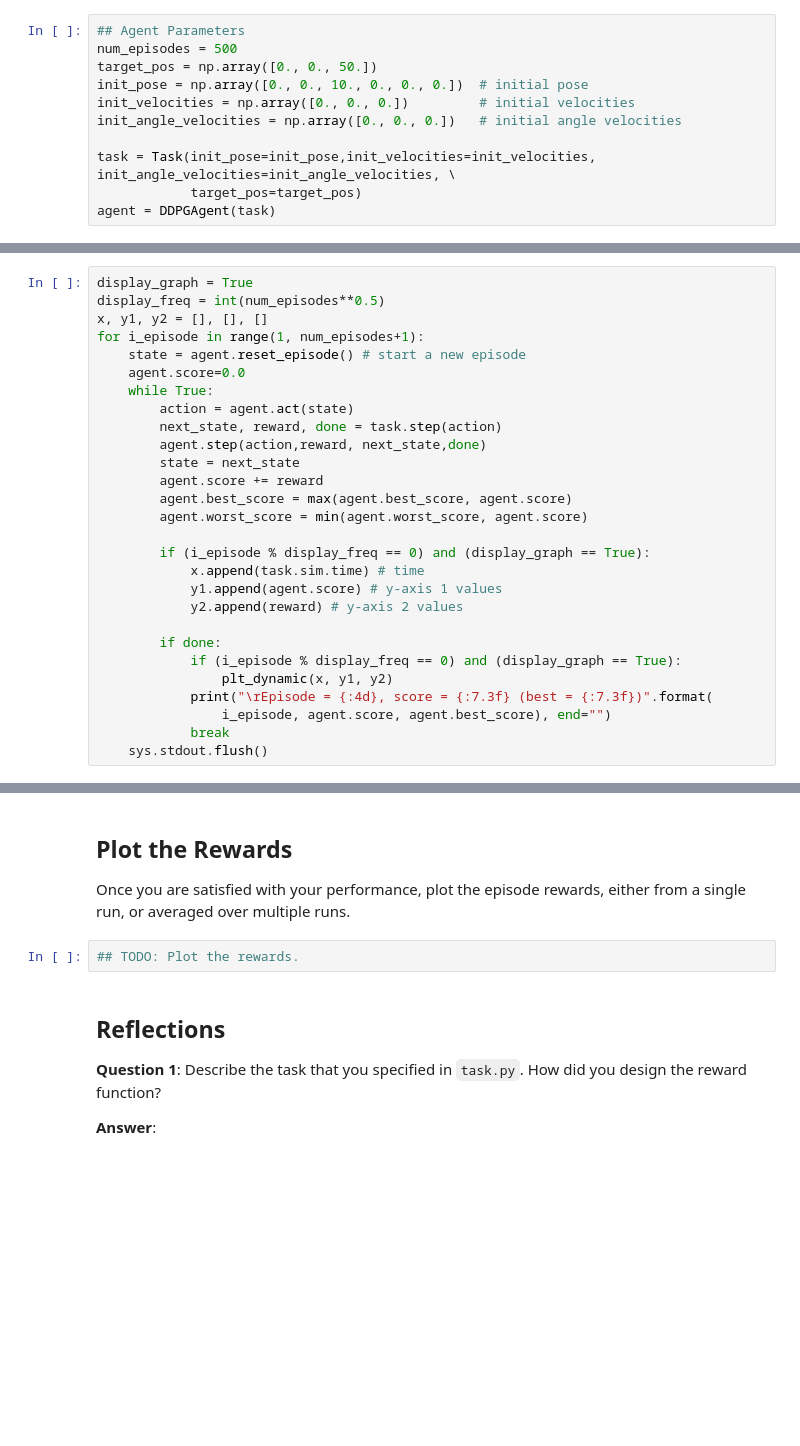
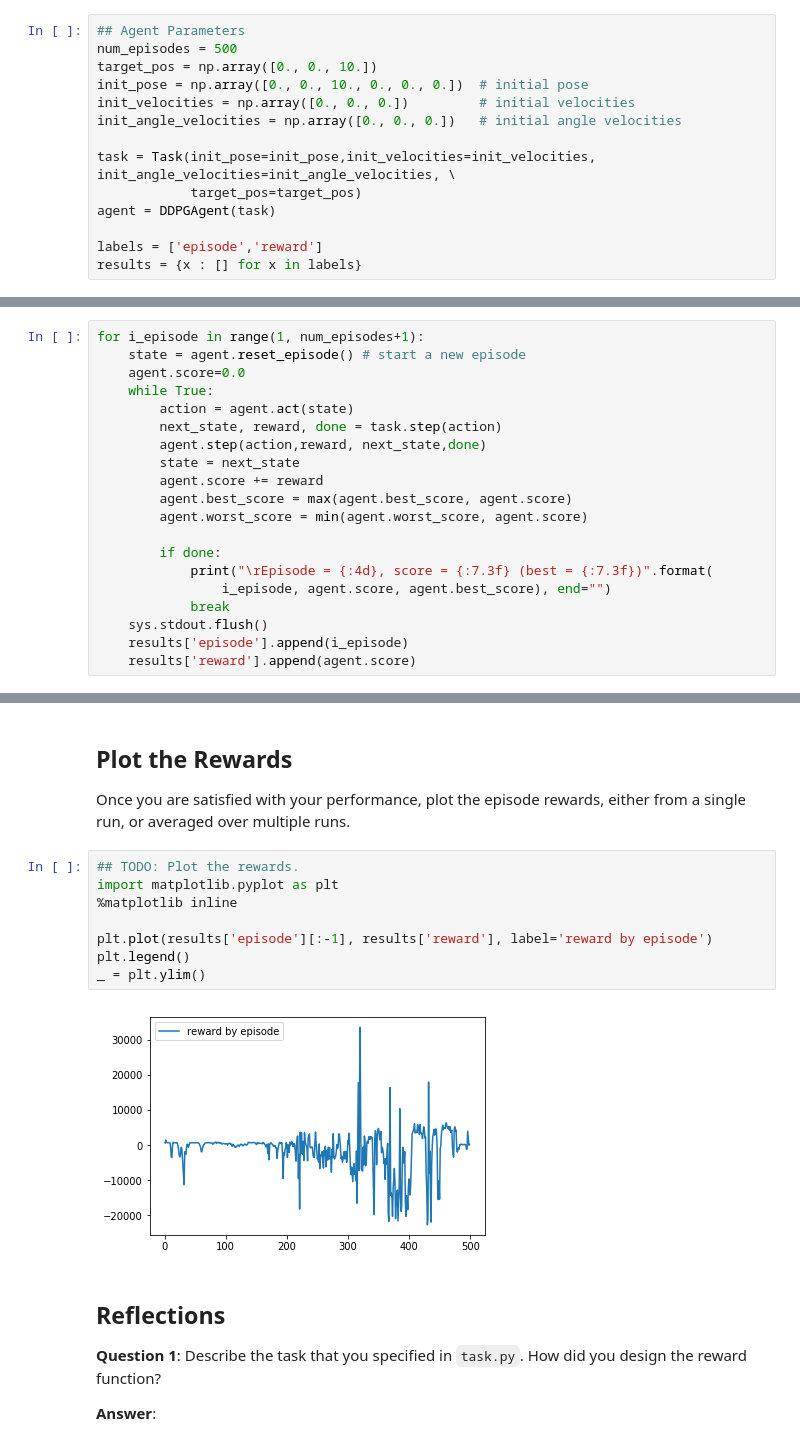
Before and after one commit to rafaelszp/RL-Quadcopter-2, a Jupyter notebook: Quadcopter_Project.ipynb, the cells around one changed output, grey strips where cells are left out. Saved outputs shown, nothing was run; the diff lists cells and outputs as text; blank space fills up the shorter version.

```diff
--- a/Quadcopter_Project.ipynb
+++ b/Quadcopter_Project.ipynb
@@ -217,7 +234,7 @@ def plt_dynamic(x, y1, y2, color_y1='g', color_y2='b'):
 # %%
 ## Agent Parameters
 num_episodes = 500
-target_pos = np.array([0., 0., 50.])
+target_pos = np.array([0., 0., 10.])
 init_pose = np.array([0., 0., 10., 0., 0., 0.])  # initial pose
 init_velocities = np.array([0., 0., 0.])         # initial velocities
 init_angle_velocities = np.array([0., 0., 0.])   # initial angle velocities
@@ -225,3 +242,6 @@ init_angle_velocities = np.array([0., 0., 0.])   # initial angle velocities
 task = Task(init_pose=init_pose,init_velocities=init_velocities, init_angle_velocities=init_angle_velocities, \
             target_pos=target_pos)
 agent = DDPGAgent(task)
+
+labels = ['episode','reward']
+results = {x : [] for x in labels}
@@ -253,7 +248,4 @@ sub2.tick_params(axis='y', colors='b')
 # %%
-display_graph = True
-display_freq = int(num_episodes**0.5)
-x, y1, y2 = [], [], []
 for i_episode in range(1, num_episodes+1):
     state = agent.reset_episode() # start a new episode
     agent.score=0.0
@@ -266,16 +258,11 @@ for i_episode in range(1, num_episodes+1):
         agent.best_score = max(agent.best_score, agent.score)
         agent.worst_score = min(agent.worst_score, agent.score)
 
-        if (i_episode % display_freq == 0) and (display_graph == True):
-            x.append(task.sim.time) # time
-            y1.append(agent.score) # y-axis 1 values
-            y2.append(reward) # y-axis 2 values
-
         if done:
-            if (i_episode % display_freq == 0) and (display_graph == True):
-                plt_dynamic(x, y1, y2)
             print("\rEpisode = {:4d}, score = {:7.3f} (best = {:7.3f})".format(
                 i_episode, agent.score, agent.best_score), end="")
             break
     sys.stdout.flush()
+    results['episode'].append(i_episode)
+    results['reward'].append(agent.score)
 # %% [output]
@@ -285,8 +271,16 @@ KeyboardInterrupt:
 ## Plot the Rewards
 
 Once you are satisfied with your performance, plot the episode rewards, either from a single run, or averaged over multiple runs.
-# %%
-## TODO: Plot the rewards.
+# %%
+## TODO: Plot the rewards.
+import matplotlib.pyplot as plt
+%matplotlib inline
+
+plt.plot(results['episode'][:-1], results['reward'], label='reward by episode')
+plt.legend()
+_ = plt.ylim()
+# %% [output]
+[figure, added]
 # %% [markdown]
 ## Reflections
 
```
Also changed, not shown: parts of 10 cells of this notebook, 3 other files.
